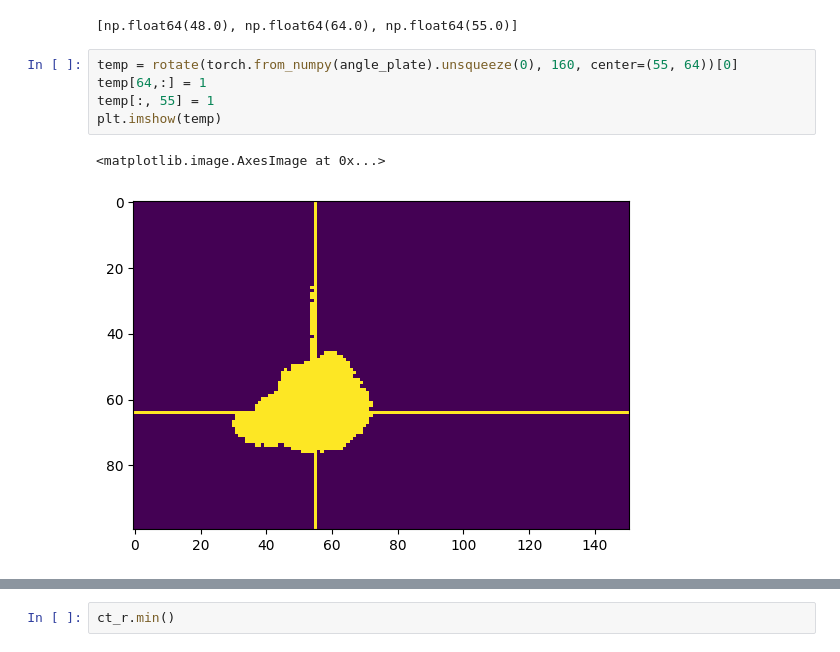
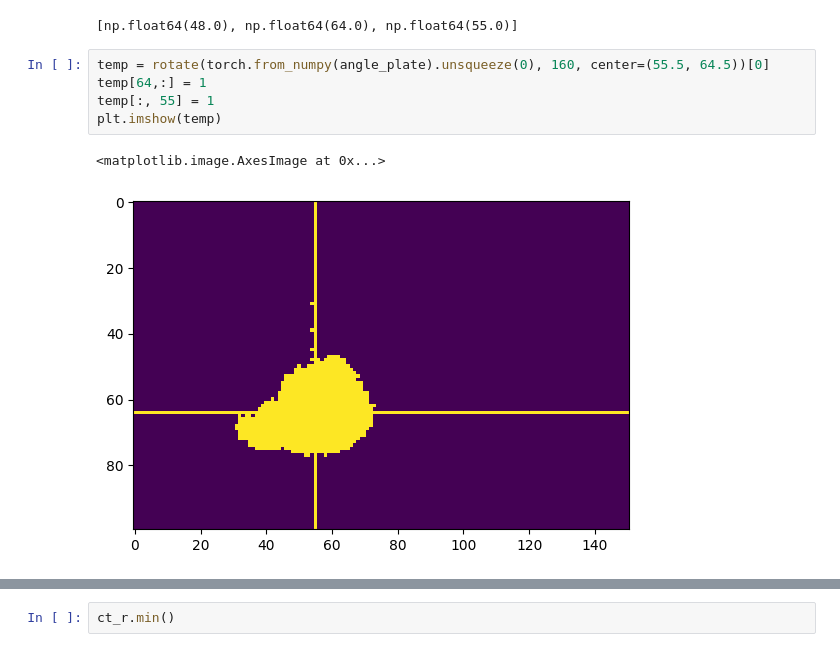
Before and after one commit to sunyu0410/GDP-HMM_AAPMChallenge, a Jupyter notebook: dev/rotate.ipynb, the cells around one changed output, grey strips where cells are left out. Cells and saved outputs as stored; diff of their text form.

```diff
--- a/dev/rotate.ipynb
+++ b/dev/rotate.ipynb
@@ -79,12 +79,12 @@ d.isocenter
 # %% [output]
 [np.float64(48.0), np.float64(64.0), np.float64(55.0)]
 # %%
-temp = rotate(torch.from_numpy(angle_plate).unsqueeze(0), 160, center=(55, 64))[0]
+temp = rotate(torch.from_numpy(angle_plate).unsqueeze(0), 160, center=(55.5, 64.5))[0]
 temp[64,:] = 1
 temp[:, 55] = 1
 plt.imshow(temp)
 # %% [output]
 <matplotlib.image.AxesImage at 0x...>
-[figure, old version]
+[figure, new version]
 # %%
 # Multiple slices
```
Also changed, not shown: parts of 12 cells of this notebook.
